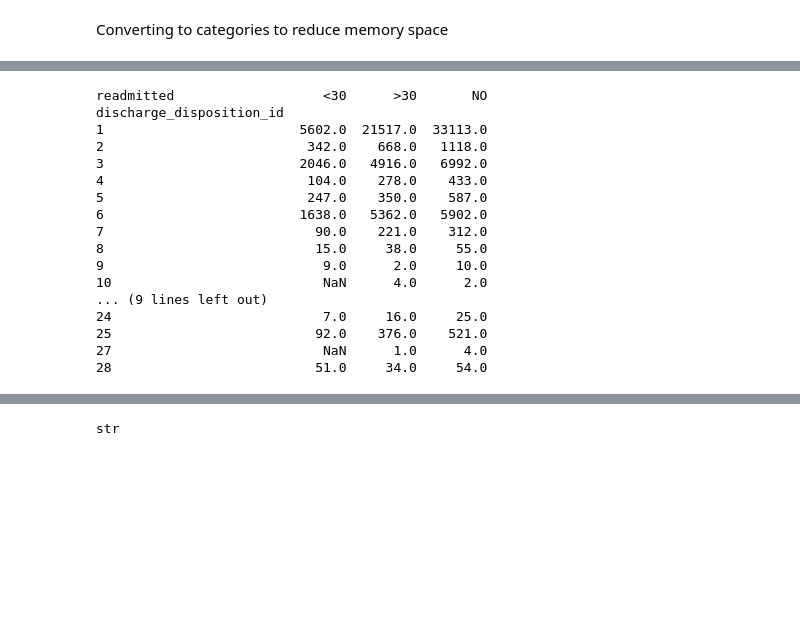
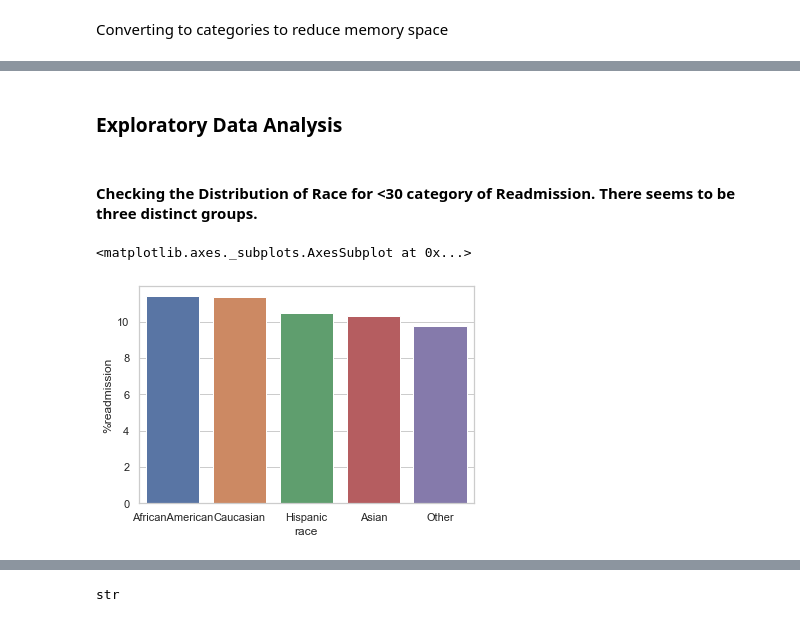
Before and after one commit to Sukhadia1/Springboard_DSC, a Jupyter notebook: Capstone Projects/Capstone Project 1 Working.ipynb, the cells around one changed output, grey strips where cells are left out. Saved outputs shown, nothing was run; the diff lists cells and outputs as text; code cells hidden in the pictures; blank space fills up the shorter version.

```diff
--- a/Capstone Projects/Capstone Project 1 Working.ipynb
+++ b/Capstone Projects/Capstone Project 1 Working.ipynb
@@ -256,10 +328,21 @@ Name: diag_1, dtype: int64
+# %%
+#Creating a dictionary of Patient and number of visits made by him/her
+visit_p = dict(df_clean.groupby('patient_nbr').count()['encounter_id'].sort_values(ascending = False))
+
+#Using the visit_p dictionary to map and create the new column of visit_num
+df_clean['visit_num'] = df_clean.patient_nbr.map(visit_p)
+
+#Dropping encounter_id and patient_nbr since they are mere ids
+df_clean = df_clean.drop(['encounter_id','patient_nbr'], axis = 1)
 # %% [markdown]
 Converting to categories to reduce memory space
 # %%
-#cat_names = ['race','gender','age', 'weight','payer_code','medical_specialty']
-#other_cat_names = list(df1.columns)
-#other_cat_names = other_cat_names[22:]
+#Selecting string columns
 cat_names = list(df_clean.select_dtypes(include='object').columns)
+cat_names_2 = ['admission_type_id','discharge_disposition_id','admission_source_id']
+cat_names.extend(cat_names_2)
+
+#Converting to categories
 df_clean[cat_names] = df_clean[cat_names].astype('category')
 df_clean.info()
 # %% [output]
@@ -293,21 +366,2 @@ df_clean.head()
-# %%
-cer = df_clean.groupby(['discharge_disposition_id','readmitted']).size().unstack(1)#plot(kind='bar', stacked = True)
-print(cer)
-# %% [output]
-readmitted                   <30      >30       NO
-discharge_disposition_id
-1                         5602.0  21517.0  33113.0
-2                          342.0    668.0   1118.0
-3                         2046.0   4916.0   6992.0
-4                          104.0    278.0    433.0
-5                          247.0    350.0    587.0
-6                         1638.0   5362.0   5902.0
-7                           90.0    221.0    312.0
-8                           15.0     38.0     55.0
-9                            9.0      2.0     10.0
-10                           NaN      4.0      2.0
-... (9 lines left out)
-24                           7.0     16.0     25.0
-25                          92.0    376.0    521.0
-27                           NaN      1.0      4.0
-28                          51.0     34.0     54.0
+# %% [markdown]
+### Exploratory Data Analysis
@@ -313,0 +374,23 @@ discharge_disposition_id
+# %% [markdown]
+#### Checking the Distribution of Race for <30 category of Readmission. There seems to be three distinct groups.
+# %%
+#Setting the Seaborn Graph Style
+sns.set(style="whitegrid")
+
+#Grouping Race and Readmitted.
+race = df_clean.groupby(['race','readmitted']).size().unstack()
+
+#Renaming the column index from category to string
+race = race.rename(columns=str).reset_index()
+
+#Calculating %Readmission
+race['total'] = race['<30']+race['>30']+race['NO']
+race['% total'] = 100* (race['total']/(race['total'].sum()))
+race['%readmission'] = 100* (race['<30']/race['total'])
+race.sort_values('%readmission',ascending = False, inplace = True)
+
+#Plotting the bar Graph
+sns.barplot(data = race, x = 'race',y='%readmission', order = race['race'])
+# %% [output]
+<matplotlib.axes._subplots.AxesSubplot at 0x...>
+[figure, added]
```
Also changed, not shown: parts of 22 cells of this notebook.
